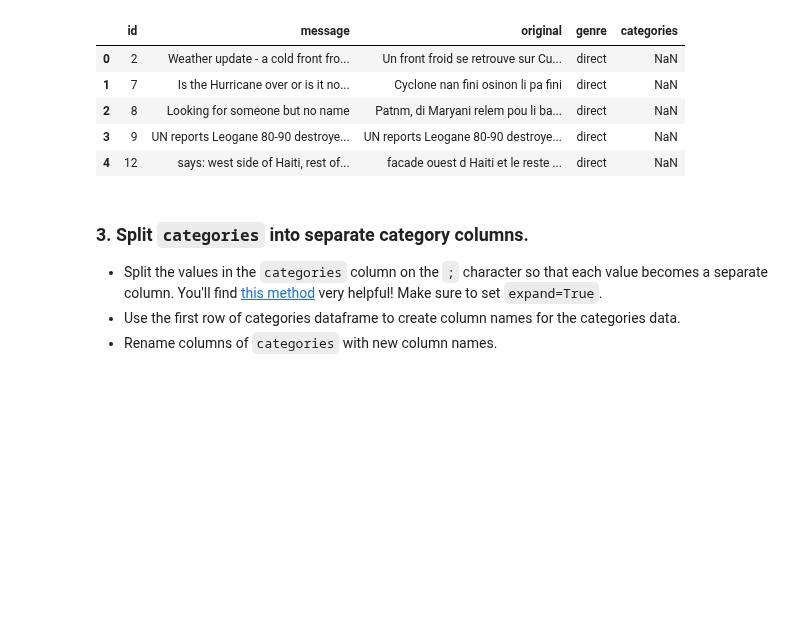
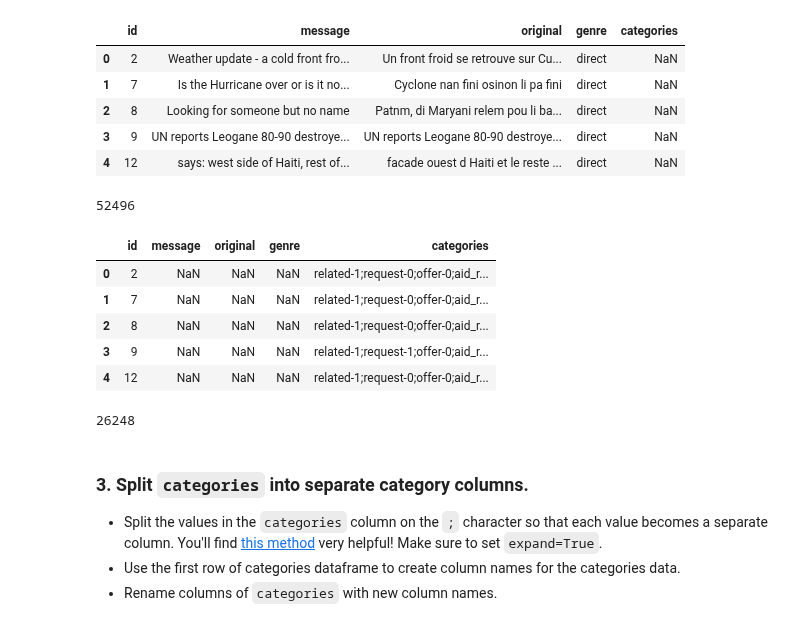
Before and after one commit to HenriqueMartinsPrado/Data-Scientist-Nano-Degree-Udacity, a Jupyter notebook: Chapter 4 - Data Engineering/Project - Disaster Response Pipeline/Project/1 Project Workspace - ETL/ETL Pipeline Preparation.ipynb, the cells around one changed output. Cells and saved outputs as stored; diff of their text form; code cells hidden in the pictures; blank space fills up the shorter version.

```diff
--- a/Chapter 4 - Data Engineering/Project - Disaster Response Pipeline/Project/1 Project Workspace - ETL/ETL Pipeline Preparation.ipynb
+++ b/Chapter 4 - Data Engineering/Project - Disaster Response Pipeline/Project/1 Project Workspace - ETL/ETL Pipeline Preparation.ipynb
@@ -54,3 +56,31 @@ df.head()
+# %%
+len(df)
+# %% [output]
+52496
+# %%
+# Analyng the column categories
+# df['categories'].unique()
+# df.categories.value_counts()
+# df = df.dropna(axis=0, how='all')
+
+# I removed all the rows that had NaN values
+# categories = categories.dropna(axis=0, how='all')
+# len(categories)
+
+# Droping rows where categories columns has NaN
+df = df.dropna(subset=['categories'])
+df.head()
+# %% [output]
+|  | id | message | original | genre | categories |
+| 0 | 2 | NaN | NaN | NaN | related-1;request-0;offer-0;aid_r... |
+| 1 | 7 | NaN | NaN | NaN | related-1;request-0;offer-0;aid_r... |
+| 2 | 8 | NaN | NaN | NaN | related-1;request-0;offer-0;aid_r... |
+| 3 | 9 | NaN | NaN | NaN | related-1;request-1;offer-0;aid_r... |
+| 4 | 12 | NaN | NaN | NaN | related-1;request-0;offer-0;aid_r... |
+# %%
+len(df)
+# %% [output]
+26248
 # %% [markdown]
 ### 3. Split `categories` into separate category columns.
 - Split the values in the `categories` column on the `;` character so that each value becomes a separate column. You'll find [this method](https://pandas.pydata.org/pandas-docs/version/0.23/generated/pandas.Series.str.split.html) very helpful! Make sure to set `expand=True`.
```
Also changed, not shown: parts of 9 cells of this notebook, 2 other files.
